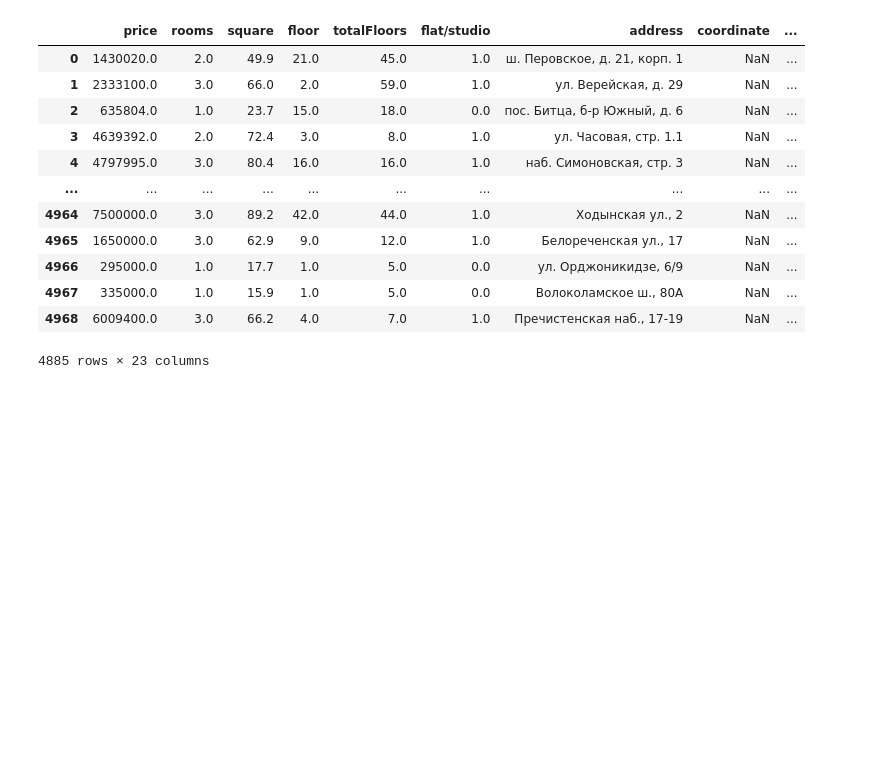
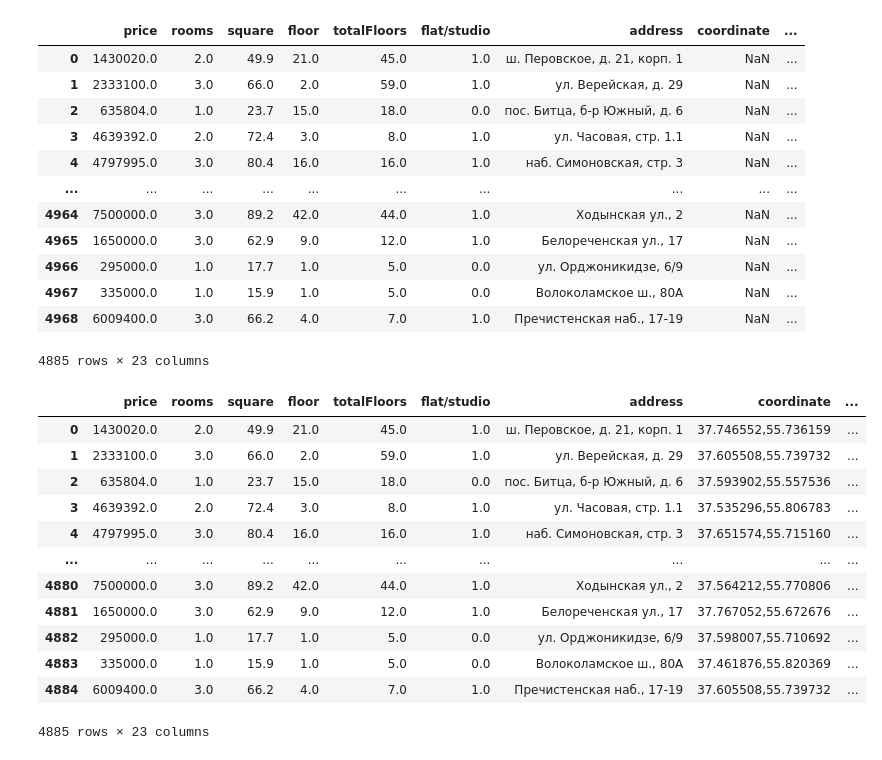
Before and after one commit to Fish-365/database_rooms, a Jupyter notebook: correctionDataset.ipynb, the cells around one changed output. Drawn from its saved outputs; the diff is of its cells as text; code cells hidden in the pictures; blank space fills up the shorter version.

```diff
--- a/correctionDataset.ipynb
+++ b/correctionDataset.ipynb
@@ -43,3 +43,27 @@ display(df)
 4885 rows × 23 columns
 # %%
 df.to_csv('database.csv', index=False)
+# %%
+df = pd.read_csv('database.csv')
+# %%
+err_df = pd.read_csv('database_error.csv')
+# %%
+coordinate = err_df['addres']
+# %%
+df['coordinate'] = coordinate
+# %%
+display(df)
+# %% [output]
+|  | price | rooms | square | floor | totalFloors | flat/studio | address | coordinate | ... |
+| 0 | 1430020.0 | 2.0 | 49.9 | 21.0 | 45.0 | 1.0 | ш. Перовское, д. 21, корп. 1 | 37.746552,55.736159 | ... |
+| 1 | 2333100.0 | 3.0 | 66.0 | 2.0 | 59.0 | 1.0 | ул. Верейская, д. 29 | 37.605508,55.739732 | ... |
+| 2 | 635804.0 | 1.0 | 23.7 | 15.0 | 18.0 | 0.0 | пос. Битца, б-р Южный, д. 6 | 37.593902,55.557536 | ... |
+| 3 | 4639392.0 | 2.0 | 72.4 | 3.0 | 8.0 | 1.0 | ул. Часовая, стр. 1.1 | 37.535296,55.806783 | ... |
+| 4 | 4797995.0 | 3.0 | 80.4 | 16.0 | 16.0 | 1.0 | наб. Симоновская, стр. 3 | 37.651574,55.715160 | ... |
+| ... | ... | ... | ... | ... | ... | ... | ... | ... | ... |
+| 4880 | 7500000.0 | 3.0 | 89.2 | 42.0 | 44.0 | 1.0 | Ходынская ул., 2 | 37.564212,55.770806 | ... |
+| 4881 | 1650000.0 | 3.0 | 62.9 | 9.0 | 12.0 | 1.0 | Белореченская ул., 17 | 37.767052,55.672676 | ... |
+| 4882 | 295000.0 | 1.0 | 17.7 | 1.0 | 5.0 | 0.0 | ул. Орджоникидзе, 6/9 | 37.598007,55.710692 | ... |
+| 4883 | 335000.0 | 1.0 | 15.9 | 1.0 | 5.0 | 0.0 | Волоколамское ш., 80А | 37.461876,55.820369 | ... |
+| 4884 | 6009400.0 | 3.0 | 66.2 | 4.0 | 7.0 | 1.0 | Пречистенская наб., 17-19 | 37.605508,55.739732 | ... |
+4885 rows × 23 columns
```
Also changed, not shown: parts of 3 cells of this notebook, 1 other file.
